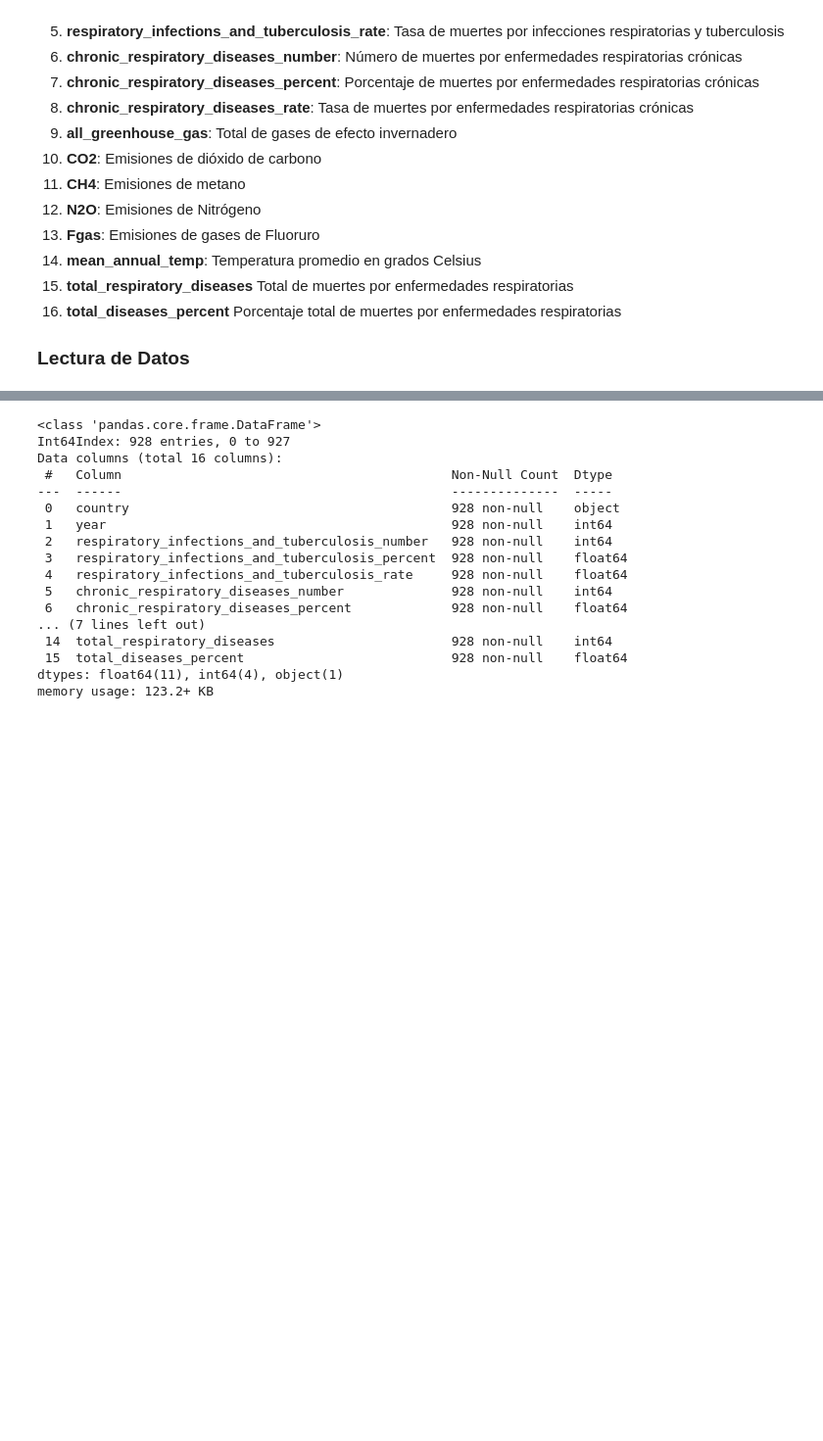
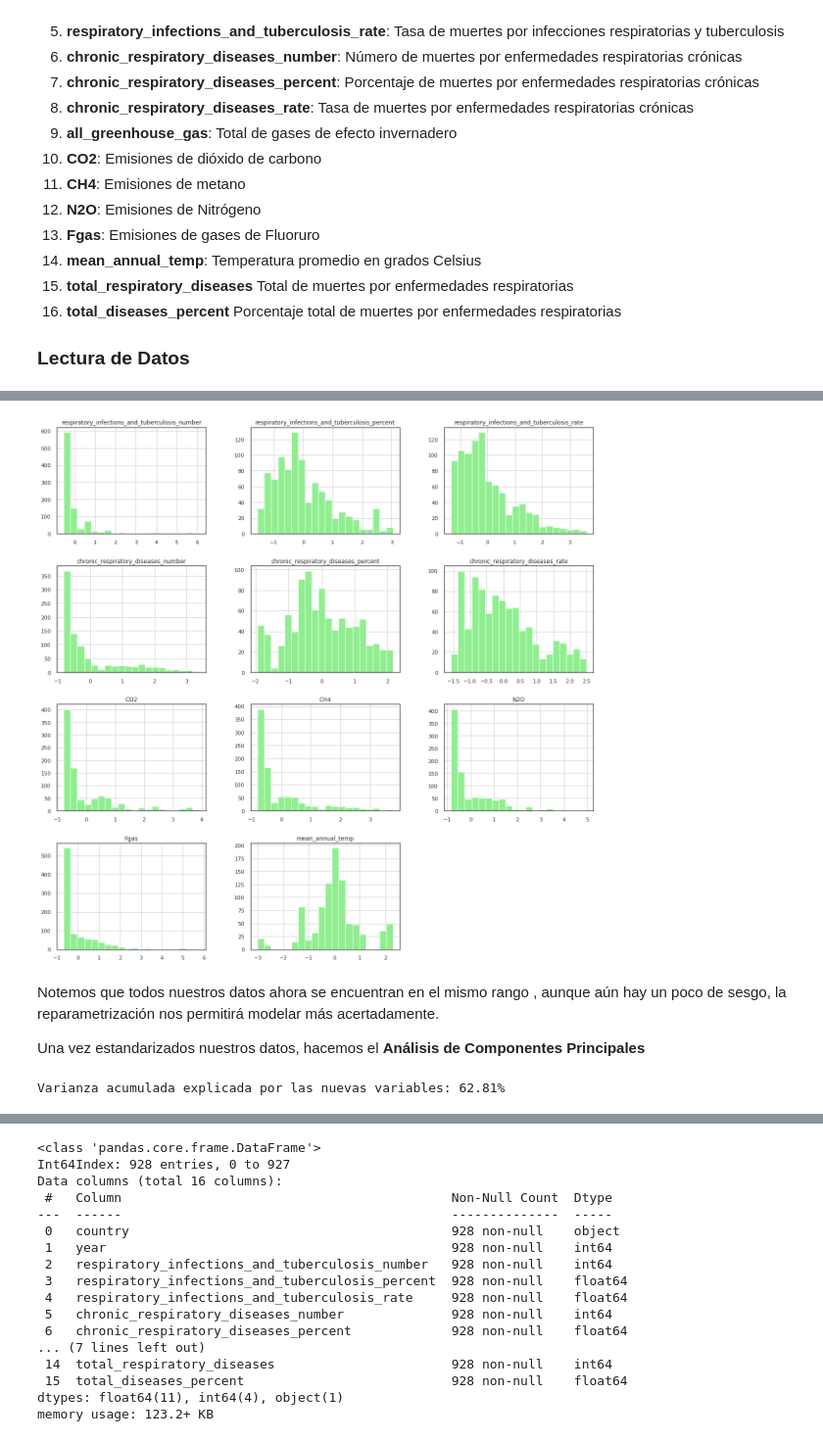
Before and after one commit to OmarGard/Bedu-E2-Modulo5, a Jupyter notebook: Postwork4 .ipynb, the cells around one changed output, grey strips where cells are left out. Shown at 98% size. Drawn from its saved outputs; the diff is of its cells as text; code cells hidden in the pictures; blank space fills up the shorter version.

```diff
--- a/Postwork4 .ipynb
+++ b/Postwork4 .ipynb
@@ -68,0 +118,5 @@ df.head()
+# %%
+# Estandarizammos
+std_scaler = StandardScaler()
+data_cluster = data.copy()
+data_cluster[data_cluster.columns] = std_scaler.fit_transform(data_cluster)
@@ -68,0 +139,17 @@ df.head()
+# %%
+# Graficamos nuevamente
+sns.set(style = "white", rc = {"figure.figsize":(20,20)});
+data_cluster.hist(bins = 20, color = 'lightgreen');
+# %% [output]
+[figure, added]
+# %% [markdown]
+Notemos que todos nuestros datos ahora se encuentran en el mismo rango , aunque aún hay un poco de sesgo, la reparametrización nos permitirá modelar más acertadamente.
+
+Una vez estandarizados nuestros datos, hacemos el **Análisis de Componentes Principales**
+# %%
+# Queremos reducir a dos dimensiones
+pca_2 = PCA(2)
+pca_2_resultados = pca_2.fit_transform(data_cluster)
+print("Varianza acumulada explicada por las nuevas variables: {:.2%}".format(np.sum(pca_2.explained_variance_ratio_)))
+# %% [output]
+Varianza acumulada explicada por las nuevas variables: 62.81%
```
Also changed, not shown: parts of 15 cells of this notebook.
